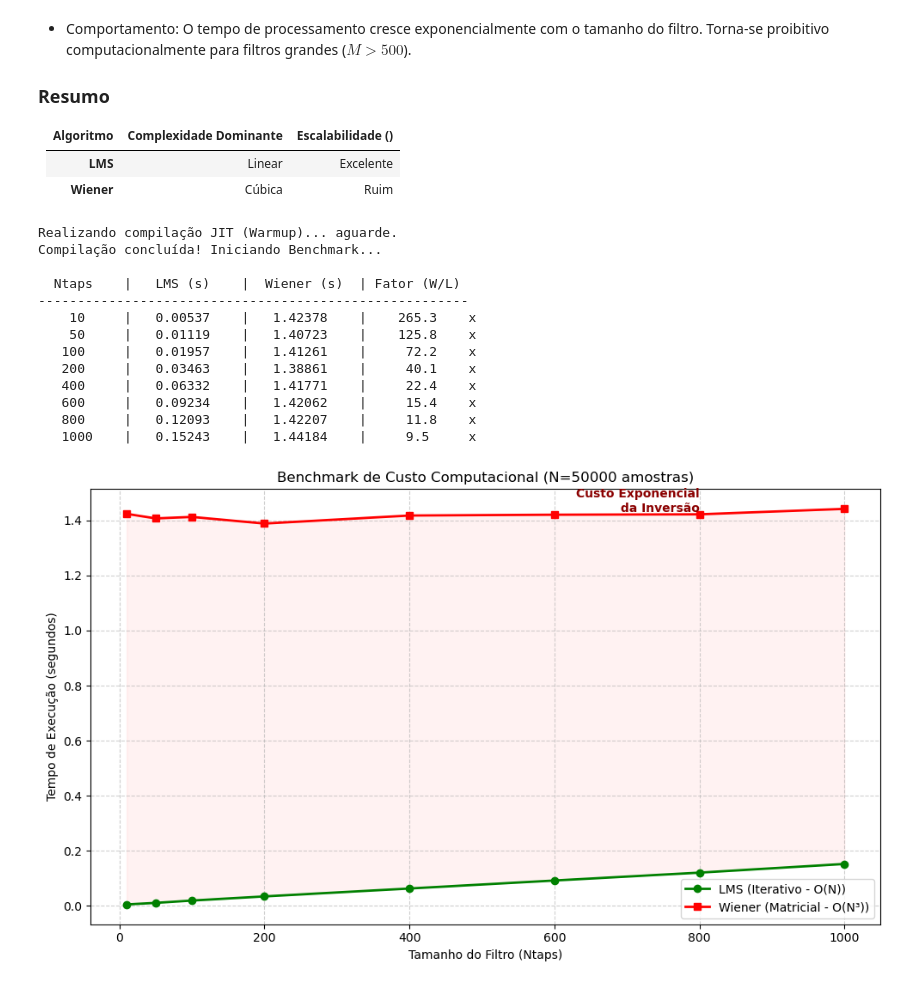
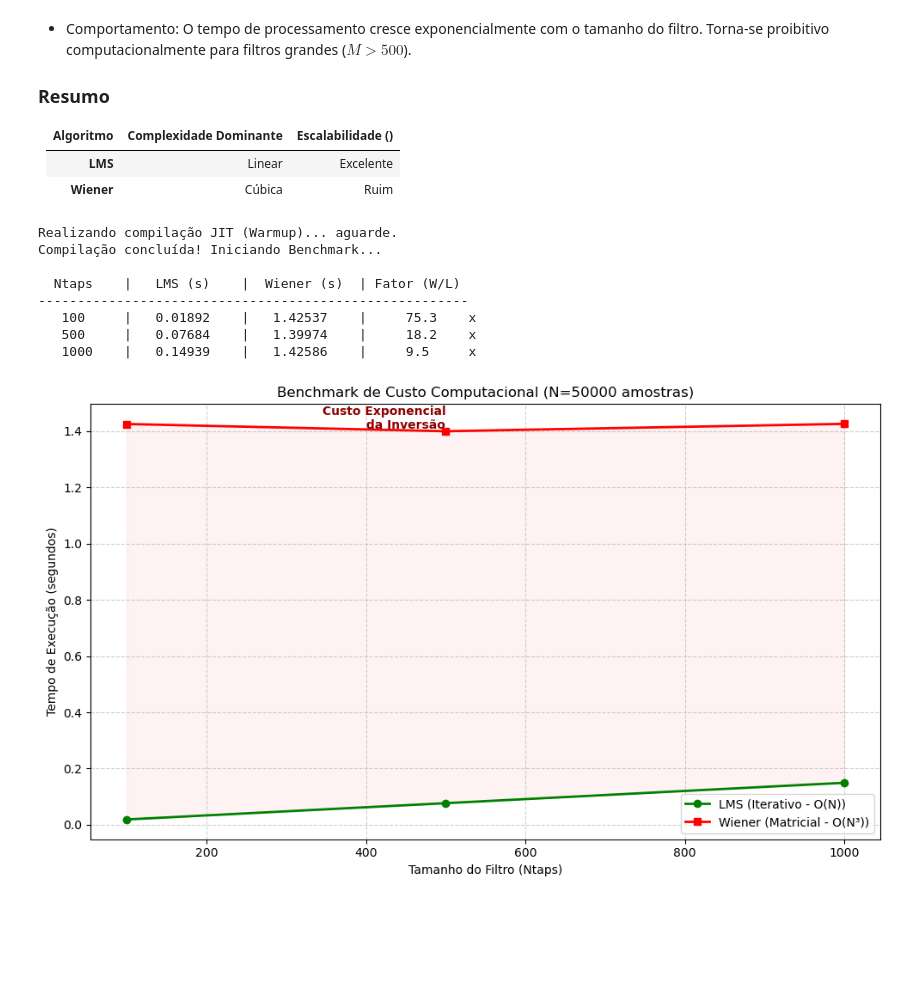
Before and after one commit to elmerfariass/DSPcap, a Jupyter notebook: Adpative Filter.ipynb, the cells around one changed output. Drawn from its saved outputs; the diff is of its cells as text; code cells hidden in the pictures; blank space fills up the shorter version.

```diff
--- a/Adpative Filter.ipynb
+++ b/Adpative Filter.ipynb
@@ -626,7 +626,7 @@ SNR (dB)   | MSE Final LMS (dB)   | Wiener Teórico (dB)  | Diferença (dB)
 # %%
 N_samples = 50000       # Tamanho fixo do sinal
 mu = 0.001              # Passo fixo
-taps_range = [10, 50, 100, 200, 400, 600, 800, 1000] # Tamanhos de filtro crescentes
+taps_range = [100, 500, 1000] # Tamanhos de filtro crescentes
 
 times_lms = []
 times_wiener = []
@@ -671,39 +671,34 @@ for ntaps in taps_range:
 
     ratio = t_wiener / t_lms if t_lms > 0 else 0
     print(f"{ntaps:^10} | {t_lms:^12.5f} | {t_wiener:^12.5f} | {ratio:^12.1f}x")
 
 
 # 4. GRÁFICO DE COMPARAÇÃO
 plt.figure(figsize=(10, 6))
 
 plt.plot(taps_range, times_lms, 'o-', color='green', linewidth=2, label='LMS (Iterativo - O(N))')
 plt.plot(taps_range, times_wiener, 's-', color='red', linewidth=2, label='Wiener (Matricial - O(N³))')
 
 plt.title(f'Benchmark de Custo Computacional (N={N_samples} amostras)')
 plt.xlabel('Tamanho do Filtro (Ntaps)')
 plt.ylabel('Tempo de Execução (segundos)')
 plt.grid(True, linestyle='--', alpha=0.6)
 plt.legend()
 
 # Área de destaque
 plt.fill_between(taps_range, times_lms, times_wiener, color='red', alpha=0.05)
 plt.text(taps_range[-2], times_wiener[-2], " Custo Exponencial\n da Inversão",
          color='darkred', ha='right', va='bottom', fontsize=10, fontweight='bold')
 
 plt.tight_layout()
 plt.show()
 # %% [output]
 Realizando compilação JIT (Warmup)... aguarde.
 Compilação concluída! Iniciando Benchmark...
 
   Ntaps    |   LMS (s)    |  Wiener (s)  | Fator (W/L)
 -------------------------------------------------------
-    10     |   0.00537    |   1.42378    |    265.3    x
-    50     |   0.01119    |   1.40723    |    125.8    x
-   100     |   0.01957    |   1.41261    |     72.2    x
-   200     |   0.03463    |   1.38861    |     40.1    x
-   400     |   0.06332    |   1.41771    |     22.4    x
-   600     |   0.09234    |   1.42062    |     15.4    x
-   800     |   0.12093    |   1.42207    |     11.8    x
-   1000    |   0.15243    |   1.44184    |     9.5     x
+   100     |   0.01892    |   1.42537    |     75.3    x
+   500     |   0.07684    |   1.39974    |     18.2    x
+   1000    |   0.14939    |   1.42586    |     9.5     x
-[figure, old version]
+[figure, new version]
```
Also changed, not shown: parts of 2 cells of this notebook.
